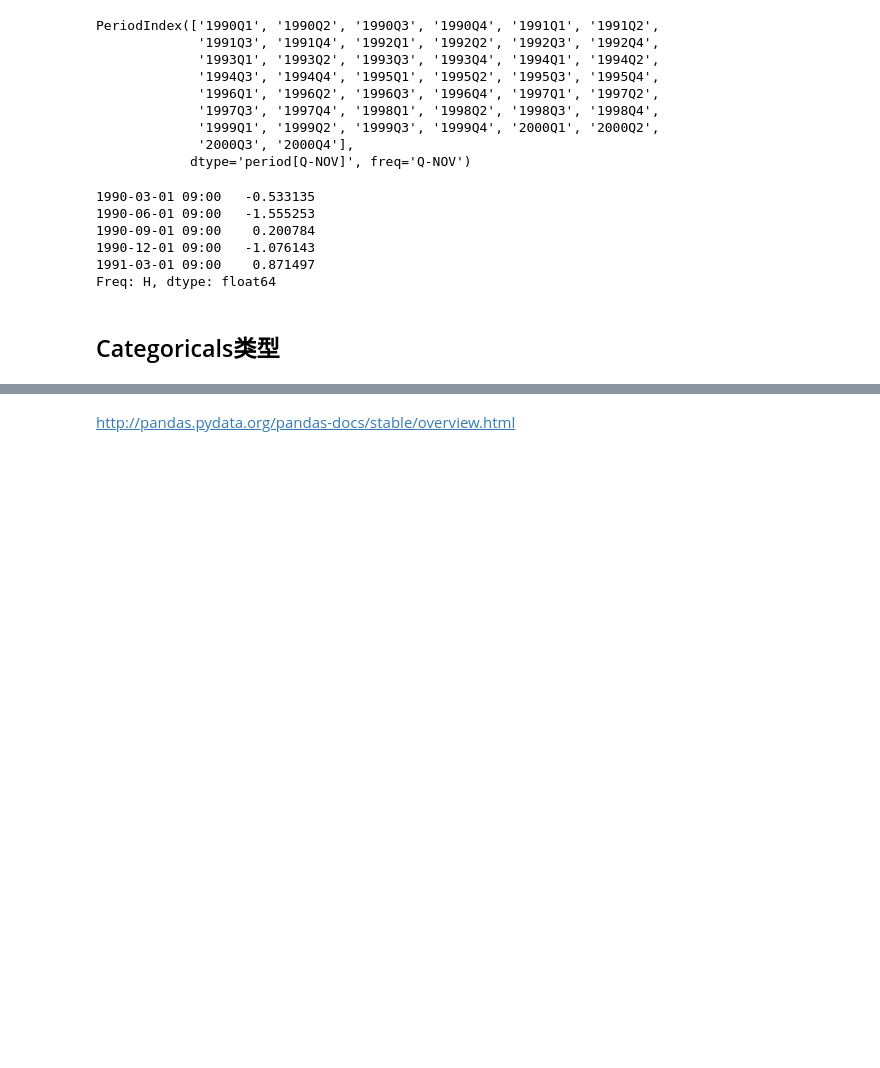
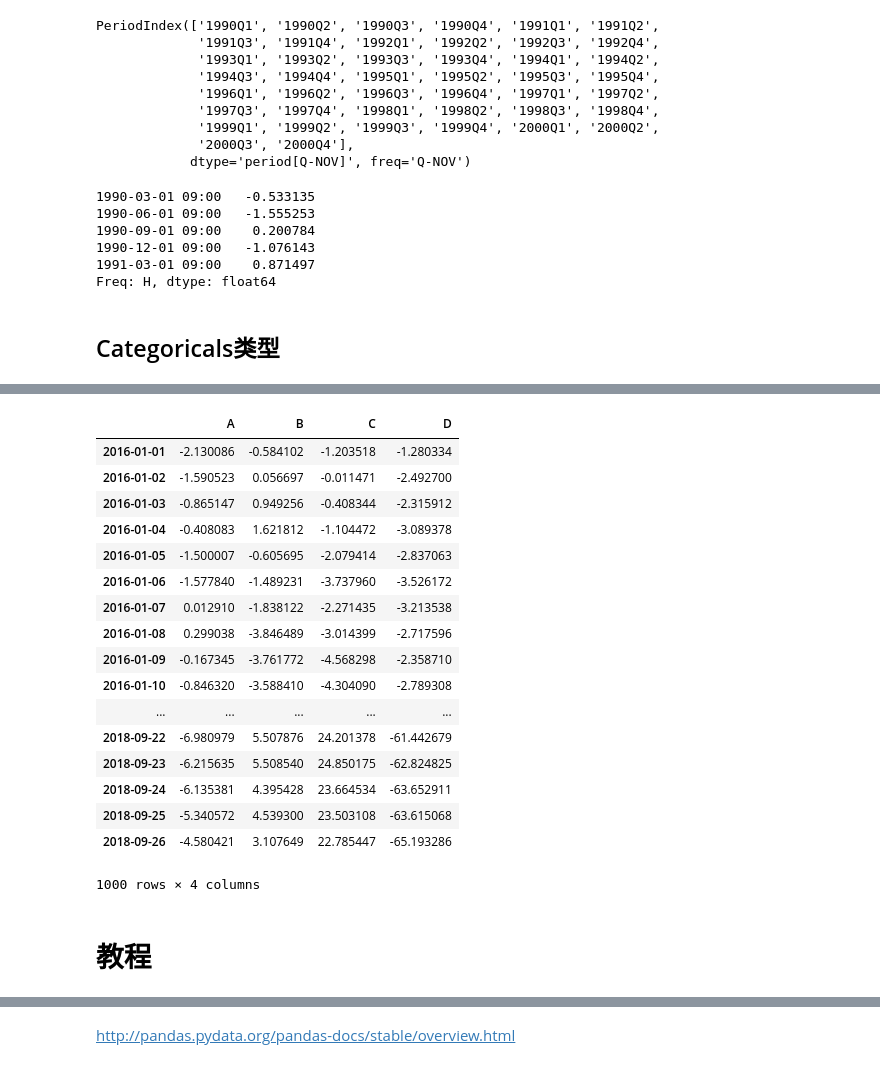
Before and after one commit to Wuyanan520/learn_pandas, a Jupyter notebook: learn_pandas.ipynb, the cells around one changed output, grey strips where cells are left out. Drawn from its saved outputs; the diff is of its cells as text; code cells hidden in the pictures; blank space fills up the shorter version.

```diff
--- a/learn_pandas.ipynb
+++ b/learn_pandas.ipynb
@@ -930,0 +1002,23 @@ Freq: H, dtype: float64
+# %%
+pd.read_hdf('foo.h5','df')
+# %% [output]
+|  | A | B | C | D |
+| 2016-01-01 | -2.130086 | -0.584102 | -1.203518 | -1.280334 |
+| 2016-01-02 | -1.590523 | 0.056697 | -0.011471 | -2.492700 |
+| 2016-01-03 | -0.865147 | 0.949256 | -0.408344 | -2.315912 |
+| 2016-01-04 | -0.408083 | 1.621812 | -1.104472 | -3.089378 |
+| 2016-01-05 | -1.500007 | -0.605695 | -2.079414 | -2.837063 |
+| 2016-01-06 | -1.577840 | -1.489231 | -3.737960 | -3.526172 |
+| 2016-01-07 | 0.012910 | -1.838122 | -2.271435 | -3.213538 |
+| 2016-01-08 | 0.299038 | -3.846489 | -3.014399 | -2.717596 |
+| 2016-01-09 | -0.167345 | -3.761772 | -4.568298 | -2.358710 |
+| 2016-01-10 | -0.846320 | -3.588410 | -4.304090 | -2.789308 |
+| ... | ... | ... | ... | ... |
+| 2018-09-22 | -6.980979 | 5.507876 | 24.201378 | -61.442679 |
+| 2018-09-23 | -6.215635 | 5.508540 | 24.850175 | -62.824825 |
+| 2018-09-24 | -6.135381 | 4.395428 | 23.664534 | -63.652911 |
+| 2018-09-25 | -5.340572 | 4.539300 | 23.503108 | -63.615068 |
+| 2018-09-26 | -4.580421 | 3.107649 | 22.785447 | -65.193286 |
+1000 rows × 4 columns
+# %% [markdown]
+# 教程
```
Also changed, not shown: parts of 66 cells of this notebook.
